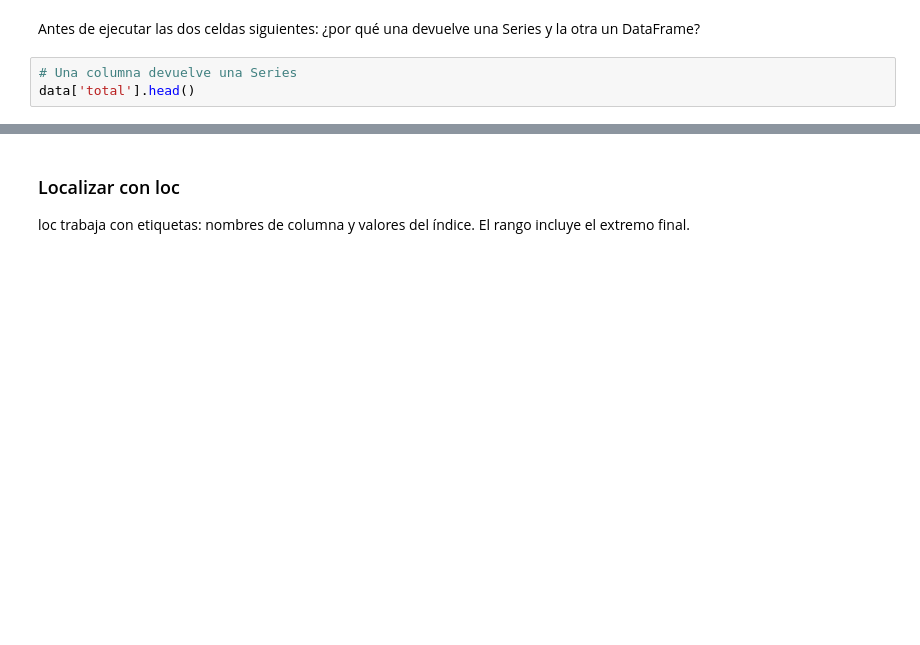
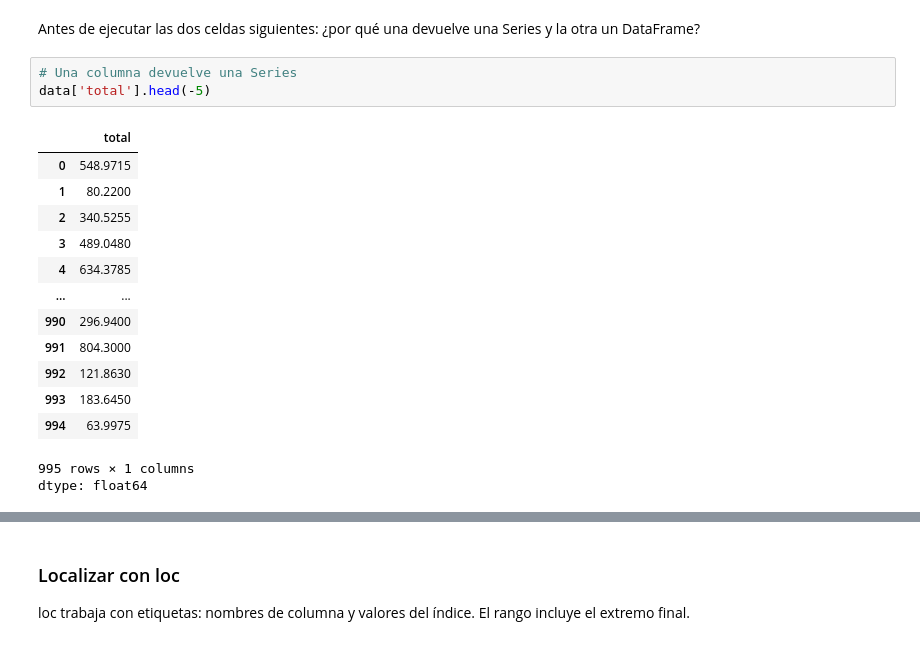
Before and after one commit to luisort1/UC_PAD_Cuadernos, a Jupyter notebook: cuaderno 01 pandas seleccion filtros groupby merge (1).ipynb, the cells around one changed output, grey strips where cells are left out. Saved outputs shown, nothing was run; the diff lists cells and outputs as text; blank space fills up the shorter version.

```diff
--- a/cuaderno 01 pandas seleccion filtros groupby merge (1).ipynb
+++ b/cuaderno 01 pandas seleccion filtros groupby merge (1).ipynb
@@ -58,7 +129,22 @@ data.columns
 Antes de ejecutar las dos celdas siguientes: ¿por qué una devuelve una Series y la otra un DataFrame?
 # %%
 # Una columna devuelve una Series
-data['total'].head()
+data['total'].head(-5)
+# %% [output]
+|  | total |
+| 0 | 548.9715 |
+| 1 | 80.2200 |
+| 2 | 340.5255 |
+| 3 | 489.0480 |
+| 4 | 634.3785 |
+| ... | ... |
+| 990 | 296.9400 |
+| 991 | 804.3000 |
+| 992 | 121.8630 |
+| 993 | 183.6450 |
+| 994 | 63.9975 |
+995 rows × 1 columns
+dtype: float64
 # %%
 # Dos corchetes devuelven un DataFrame
 data[['product_line', 'total']].head()
```
Also changed, not shown: parts of 56 cells of this notebook.
